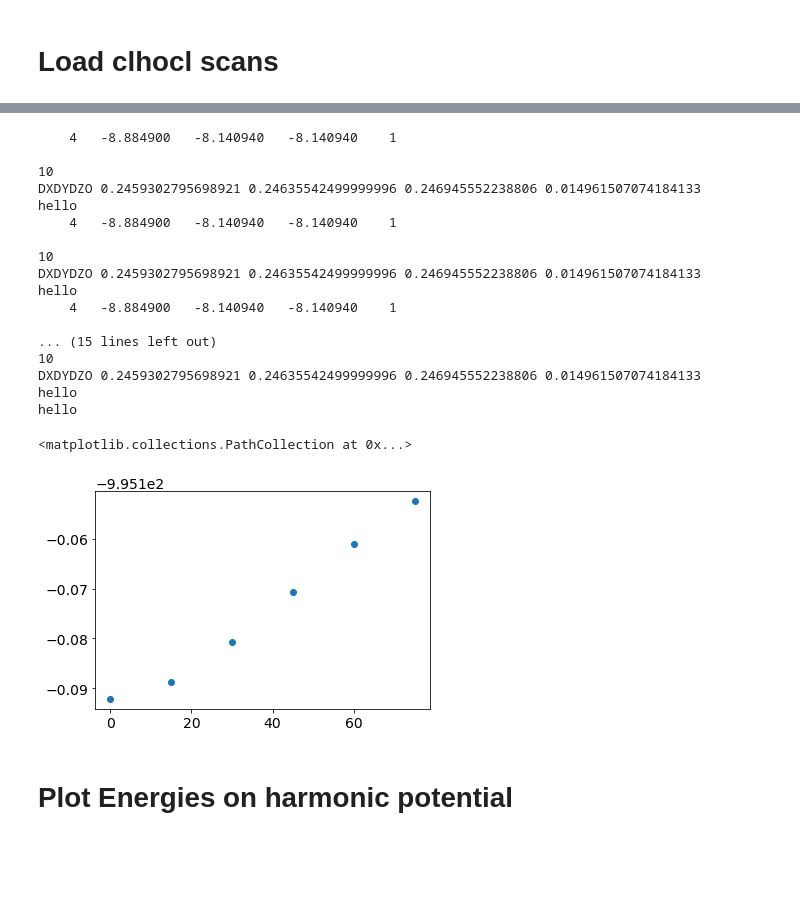
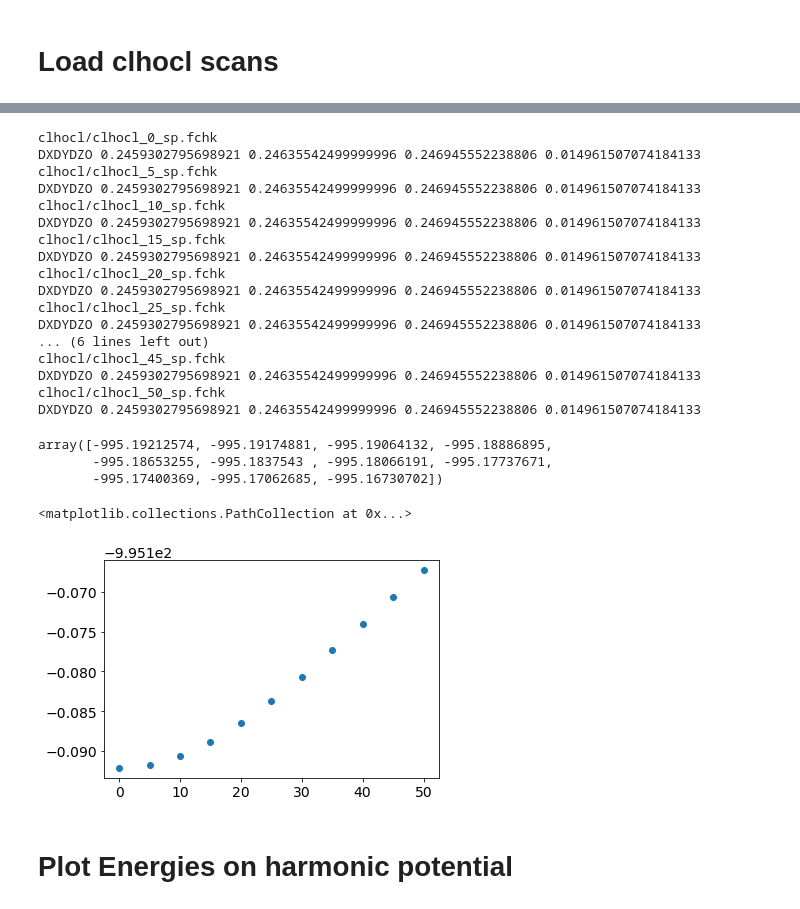
Before and after one commit to cgavinh/mccoy_hocl, a Jupyter notebook: Untitled.ipynb, the cells around one changed output, grey strips where cells are left out. Cells and saved outputs as stored; diff of their text form; code cells hidden in the pictures; blank space fills up the shorter version.

```diff
--- a/Untitled.ipynb
+++ b/Untitled.ipynb
@@ -18,31 +33,48 @@ import glob
+# %%
+clhocl_fchks = ['clhocl/clhocl_0_sp.fchk',
+                'clhocl/clhocl_5_sp.fchk',
+                'clhocl/clhocl_10_sp.fchk',
+                'clhocl/clhocl_15_sp.fchk',
+                'clhocl/clhocl_20_sp.fchk',
+                'clhocl/clhocl_25_sp.fchk',
+                'clhocl/clhocl_30_sp.fchk',
+                'clhocl/clhocl_35_sp.fchk',
+                'clhocl/clhocl_40_sp.fchk',
+                'clhocl/clhocl_45_sp.fchk',
+                'clhocl/clhocl_50_sp.fchk']
 # %%
-clhocl = gt.FchkInterpreter(fchks = sorted(glob.glob('clhocl/clhocl*sp.fchk')),
-                           cube_files = sorted(glob.glob('clhocl/clhocl*sp.cube')),
+clhocl = gt.FchkInterpreter(fchks = clhocl_fchks,
                            cubes=True)
 # %% [output]
-    4   -8.884900   -8.140940   -8.140940    1
-
-10
+clhocl/clhocl_0_sp.fchk
 DXDYDZO 0.2459302795698921 0.24635542499999996 0.246945552238806 0.014961507074184133
-hello
-    4   -8.884900   -8.140940   -8.140940    1
-
-10
+clhocl/clhocl_5_sp.fchk
 DXDYDZO 0.2459302795698921 0.24635542499999996 0.246945552238806 0.014961507074184133
-hello
-    4   -8.884900   -8.140940   -8.140940    1
-
-... (15 lines left out)
-10
+clhocl/clhocl_10_sp.fchk
 DXDYDZO 0.2459302795698921 0.24635542499999996 0.246945552238806 0.014961507074184133
-hello
-hello
+clhocl/clhocl_15_sp.fchk
+DXDYDZO 0.2459302795698921 0.24635542499999996 0.246945552238806 0.014961507074184133
+clhocl/clhocl_20_sp.fchk
+DXDYDZO 0.2459302795698921 0.24635542499999996 0.246945552238806 0.014961507074184133
+clhocl/clhocl_25_sp.fchk
+DXDYDZO 0.2459302795698921 0.24635542499999996 0.246945552238806 0.014961507074184133
+... (6 lines left out)
+clhocl/clhocl_45_sp.fchk
+DXDYDZO 0.2459302795698921 0.24635542499999996 0.246945552238806 0.014961507074184133
+clhocl/clhocl_50_sp.fchk
+DXDYDZO 0.2459302795698921 0.24635542499999996 0.246945552238806 0.014961507074184133
+# %%
+clhocl.MP2Energy
+# %% [output]
+array([-995.19212574, -995.19174881, -995.19064132, -995.18886895,
+       -995.18653255, -995.1837543 , -995.18066191, -995.17737671,
+       -995.17400369, -995.17062685, -995.16730702])
 # %%
 fig = plt.figure()
-plt.scatter(np.arange(0,90,15), clhocl.MP2Energy)
+plt.scatter(np.arange(0,55,5), clhocl.MP2Energy)
 # %% [output]
 <matplotlib.collections.PathCollection at 0x...>
-[figure, old version]
+[figure, new version]
 # %% [markdown]
 # Plot Energies on harmonic potential
 # %% [markdown]
```
Also changed, not shown: parts of 7 cells of this notebook.
